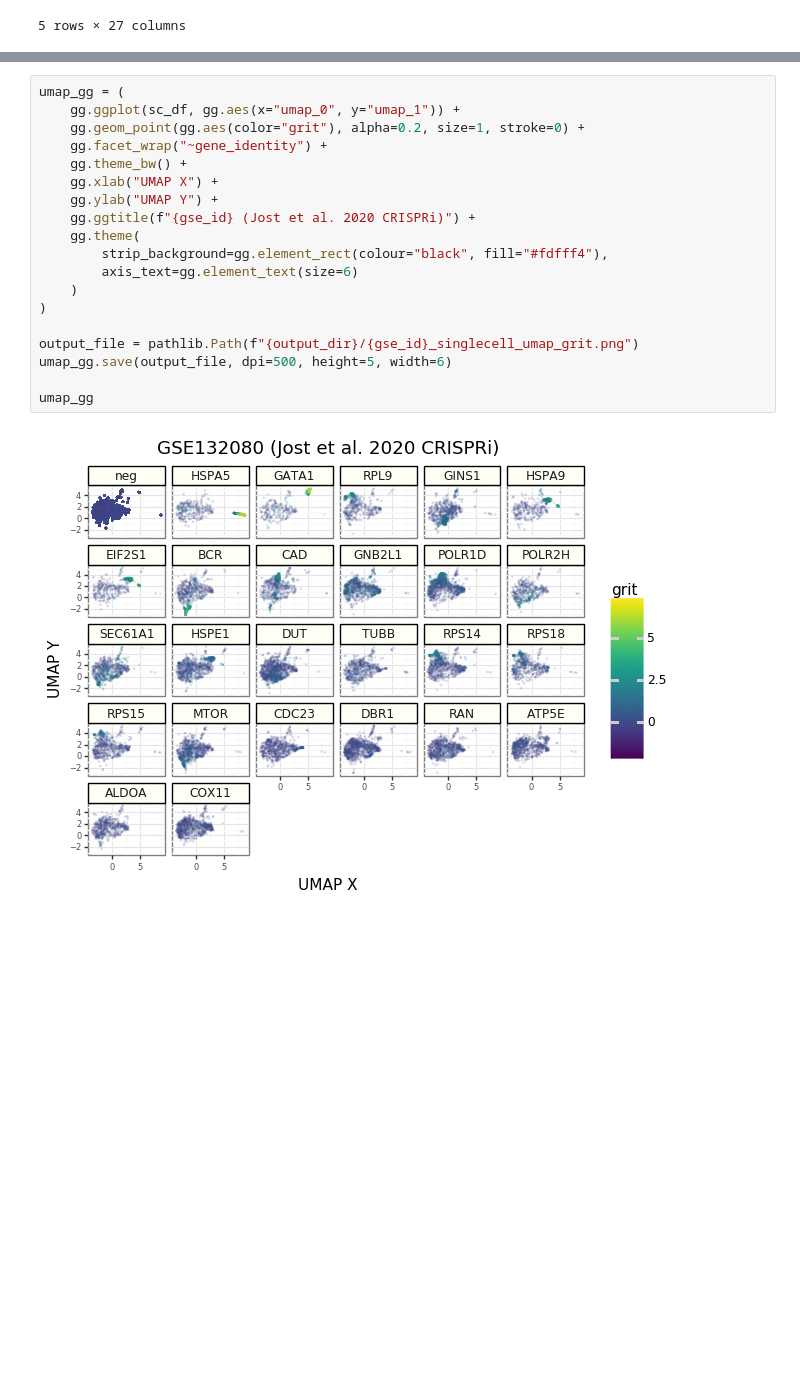
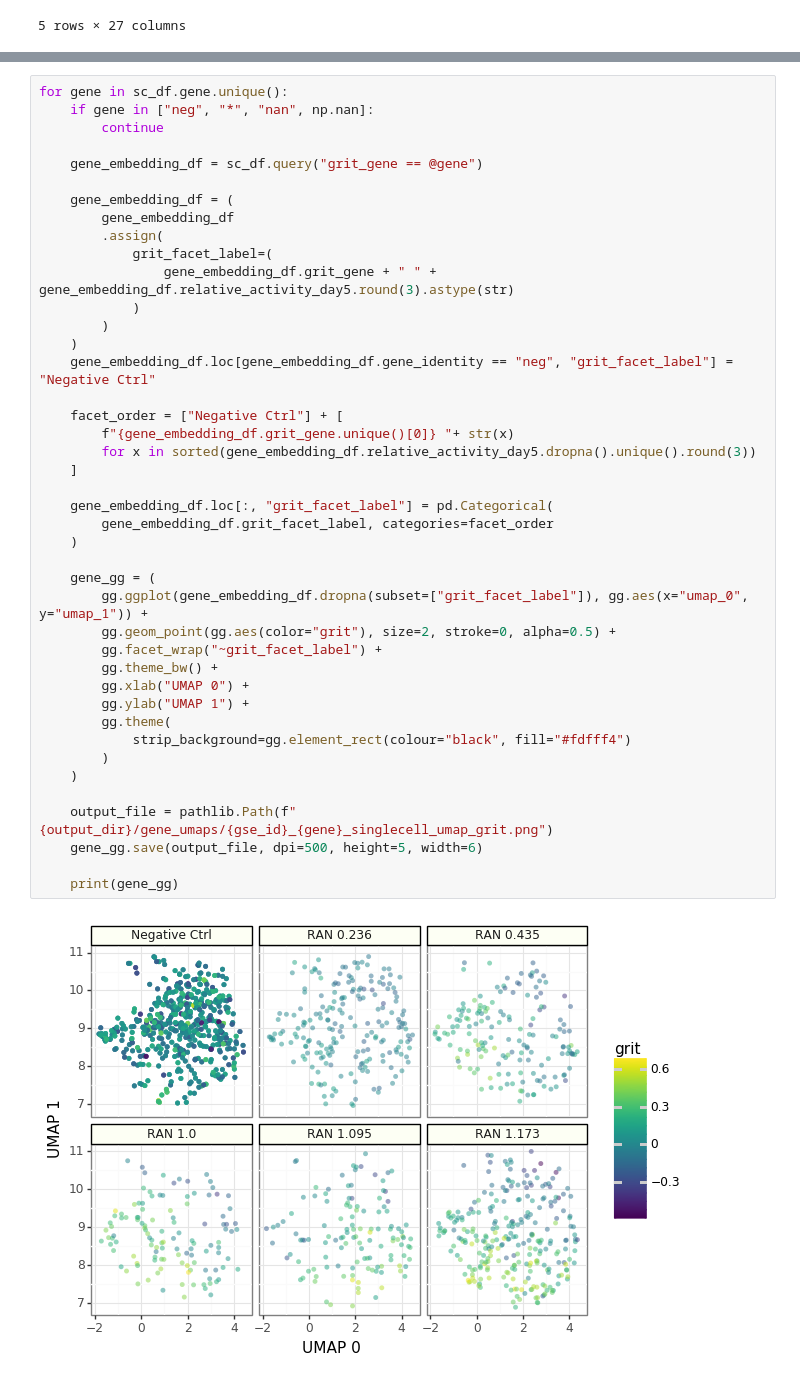
Before and after one commit to broadinstitute/grit-benchmark, a Jupyter notebook: 2.compare-metrics/perturb-seq/0.compare-activity-score.ipynb, the cells around one changed output, grey strips where cells are left out. Saved outputs shown, nothing was run; the diff lists cells and outputs as text; blank space fills up the shorter version.

Commit message:
add updated figures with UMAP applied per gene

```diff
--- a/2.compare-metrics/perturb-seq/0.compare-activity-score.ipynb
+++ b/2.compare-metrics/perturb-seq/0.compare-activity-score.ipynb
@@ -167,21 +167,44 @@ gene_gg
 # %%
-umap_gg = (
-    gg.ggplot(sc_df, gg.aes(x="umap_0", y="umap_1")) +
-    gg.geom_point(gg.aes(color="grit"), alpha=0.2, size=1, stroke=0) +
-    gg.facet_wrap("~gene_identity") +
-    gg.theme_bw() +
-    gg.xlab("UMAP X") +
-    gg.ylab("UMAP Y") +
-    gg.ggtitle(f"{gse_id} (Jost et al. 2020 CRISPRi)") +
-    gg.theme(
-        strip_background=gg.element_rect(colour="black", fill="#fdfff4"),
-        axis_text=gg.element_text(size=6)
+for gene in sc_df.gene.unique():
+    if gene in ["neg", "*", "nan", np.nan]:
+        continue
+
+    gene_embedding_df = sc_df.query("grit_gene == @gene")
+
+    gene_embedding_df = (
+        gene_embedding_df
+        .assign(
+            grit_facet_label=(
+                gene_embedding_df.grit_gene + " " + gene_embedding_df.relative_activity_day5.round(3).astype(str)
+            )
+        )
     )
-)
+    gene_embedding_df.loc[gene_embedding_df.gene_identity == "neg", "grit_facet_label"] = "Negative Ctrl"
 
-output_file = pathlib.Path(f"{output_dir}/{gse_id}_singlecell_umap_grit.png")
-umap_gg.save(output_file, dpi=500, height=5, width=6)
+    facet_order = ["Negative Ctrl"] + [
+        f"{gene_embedding_df.grit_gene.unique()[0]} "+ str(x)
+        for x in sorted(gene_embedding_df.relative_activity_day5.dropna().unique().round(3))
+    ]
 
-umap_gg
+    gene_embedding_df.loc[:, "grit_facet_label"] = pd.Categorical(
+        gene_embedding_df.grit_facet_label, categories=facet_order
+    )
+
+    gene_gg = (
+        gg.ggplot(gene_embedding_df.dropna(subset=["grit_facet_label"]), gg.aes(x="umap_0", y="umap_1")) +
+        gg.geom_point(gg.aes(color="grit"), size=2, stroke=0, alpha=0.5) +
+        gg.facet_wrap("~grit_facet_label") +
+        gg.theme_bw() +
+        gg.xlab("UMAP 0") +
+        gg.ylab("UMAP 1") +
+        gg.theme(
+            strip_background=gg.element_rect(colour="black", fill="#fdfff4")
+        )
+    )
+
+    output_file = pathlib.Path(f"{output_dir}/gene_umaps/{gse_id}_{gene}_singlecell_umap_grit.png")
+    gene_gg.save(output_file, dpi=500, height=5, width=6)
+
+    print(gene_gg)
 # %% [output]
-[figure, old version]
+[figure, new version]
```
Also changed, not shown: parts of 6 cells of this notebook, 29 other files.
